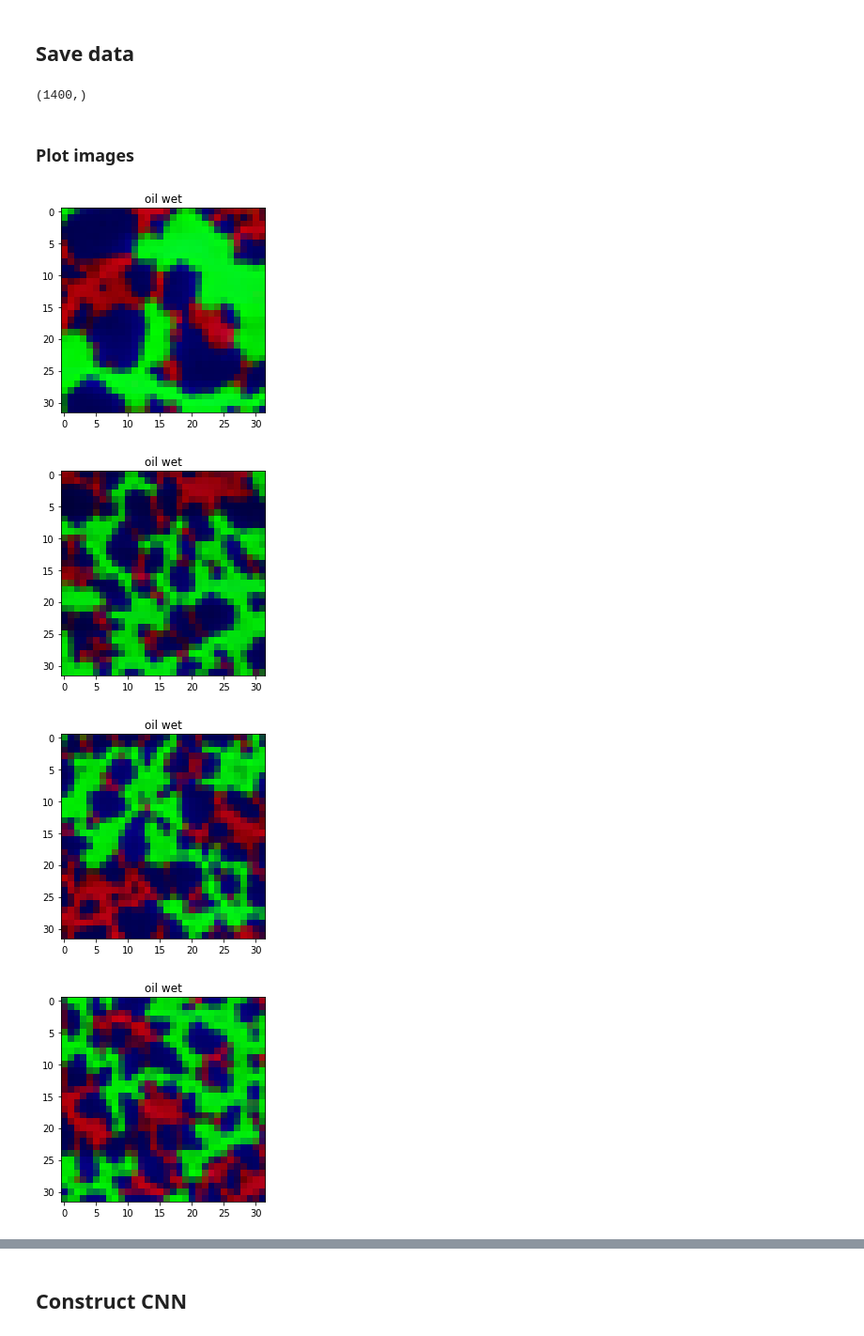
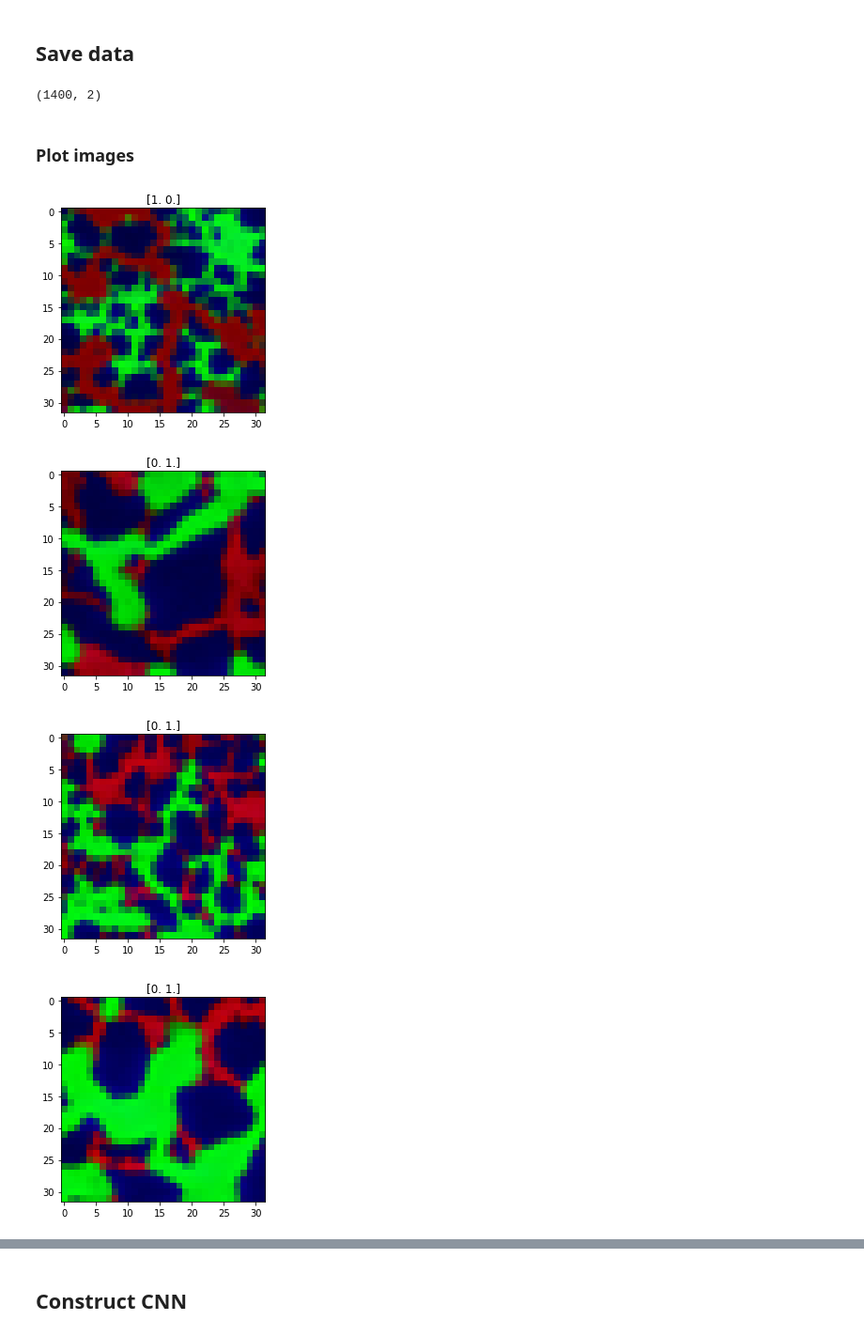
Before and after one commit to wy30422/WettabilityClassification, a Jupyter notebook: conv_model.ipynb, the cells around one changed output, grey strips where cells are left out. Shown at 94% size. Saved outputs shown, nothing was run; the diff lists cells and outputs as text; code cells hidden in the pictures.

Commit message:
Finished one-hot label

```diff
--- a/conv_model.ipynb
+++ b/conv_model.ipynb
@@ -14,8 +14,8 @@ Using TensorFlow backend.
 # %% [markdown]
 ### Read images and shuffle
 # %%
-data_dir_oil_wet = './32by32_SS2_OilWet/'
-data_dir_water_wet = './32by32_SS2_WaterWet/'
+data_dir_oil_wet = './data/32by32_SS2_OilWet/'
+data_dir_water_wet = './data/32by32_SS2_WaterWet/'
 # %%
 num_images, dim_x = 800, 32
 # %%
@@ -34,8 +34,10 @@ data_water_wet.shape
 # %% [output]
 (800, 32, 32, 3)
 # %%
-label_water_wet = np.ones((num_images,))
-label_oil_wet = np.zeros((num_images,))
+label_water_wet = np.zeros((num_images,2))
+label_water_wet[:, 0] = 1.
+label_oil_wet = np.zeros((num_images,2))
+label_oil_wet[:, 1] = 1.
 # %%
 all_data_raw = np.append(data_water_wet, data_oil_wet, axis=0)
 all_label_raw = np.append(label_water_wet, label_oil_wet, axis=0)
@@ -49,6 +51,6 @@ all_label = all_label_raw[randomize]
 num_train, num_eval, num_test = 700*2, 100, 100
 # %%
 train_data = all_data[:num_train, ...]
-train_label = all_label[:num_train]
+train_label = all_label[:num_train, :]
 # %%
 eval_data = all_data[num_train:(num_train+num_eval), ...]
@@ -80,7 +90,7 @@ fn.close()
 # %%
 train_label.shape
 # %% [output]
-(1400,)
+(1400, 2)
 # %% [markdown]
 ### Plot images
 # %%
@@ -90,10 +100,10 @@ title_dict = {0.0: 'oil wet', 1.0: 'water wet'}
 # %%
 for k in range(5):
     plt.imshow(train_data[k, ...])
-    plt.title(title_dict[train_label[k]])
+    plt.title(train_label[k])
     plt.show()
 # %% [output]
-[figure, old version]
+[figure, new version]
-[figure, old version]
+[figure, new version]
-[figure, old version]
+[figure, new version]
-[figure, old version]
+[figure, new version]
```
Also changed, not shown: parts of 29 cells of this notebook, 1 other file.
